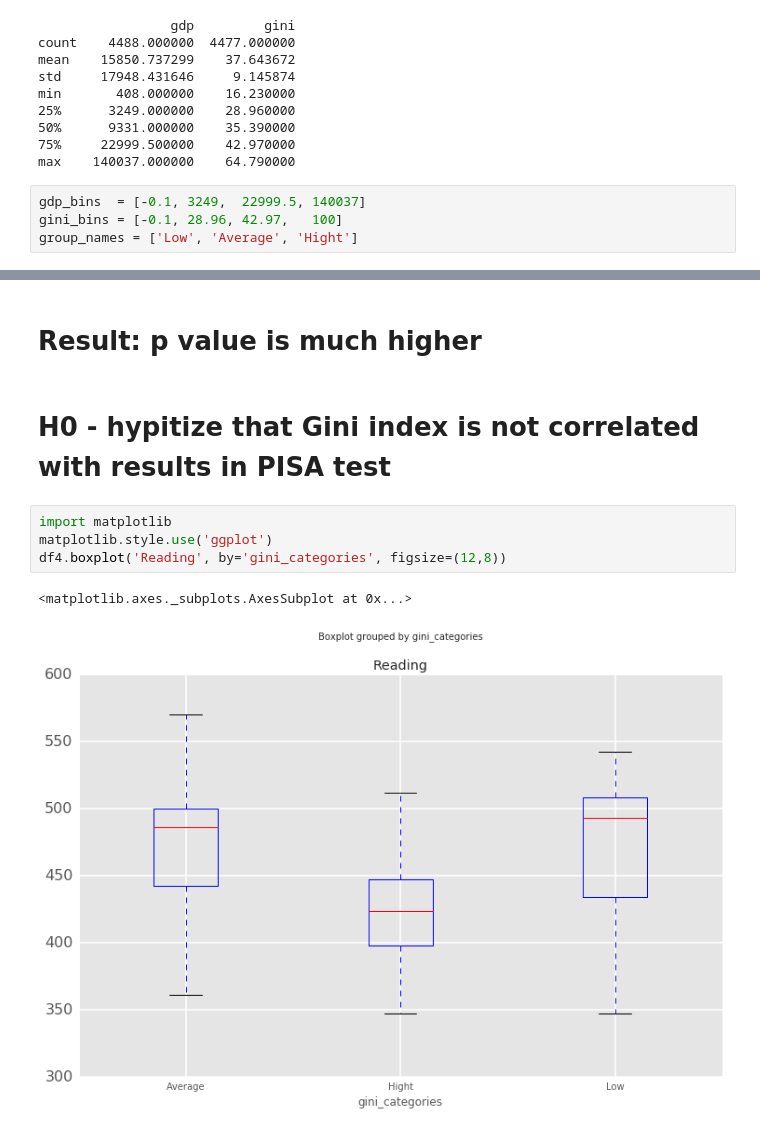
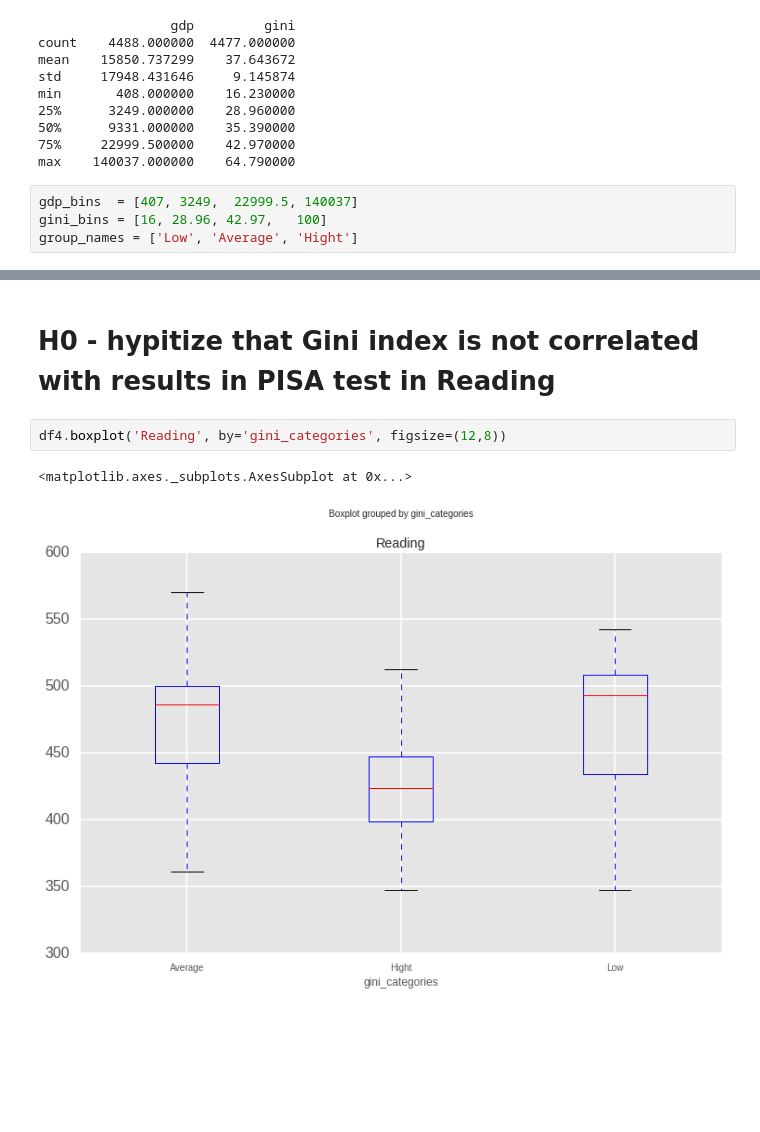
Before and after one commit to friackazoid/GenGini, a Jupyter notebook: ANOVA.ipynb, the cells around one changed output, grey strips where cells are left out. Saved outputs shown, nothing was run; the diff lists cells and outputs as text; blank space fills up the shorter version.

```diff
--- a/ANOVA.ipynb
+++ b/ANOVA.ipynb
@@ -35,8 +35,8 @@ min       408.000000    16.230000
 75%     22999.500000    42.970000
 max    140037.000000    64.790000
 # %%
-gdp_bins  = [-0.1, 3249,  22999.5, 140037]
-gini_bins = [-0.1, 28.96, 42.97,   100]
+gdp_bins  = [407, 3249,  22999.5, 140037]
+gini_bins = [16, 28.96, 42.97,   100]
 group_names = ['Low', 'Average', 'Hight']
 # %%
 gdp_gini_subset['gdp_categories'] = pd.cut(gdp_gini_subset['gdp'], gdp_bins, labels=group_names)
@@ -151,15 +181,10 @@ Residual         536974.754422  193        NaN           NaN
-# %% [markdown]
-
-# Result:   p value is much higher
 # %% [markdown]
-# H0 - hypitize that Gini index is not correlated with results in PISA test
+# H0 - hypitize that Gini index is not correlated with results in PISA test in Reading
 # %%
-import matplotlib
-matplotlib.style.use('ggplot')
 df4.boxplot('Reading', by='gini_categories', figsize=(12,8))
 # %% [output]
 <matplotlib.axes._subplots.AxesSubplot at 0x...>
-[figure, old version]
+[figure, new version]
 # %%
 groups = df4.groupby("gini_categories").groups
 #print groups
```
Also changed, not shown: parts of 17 cells of this notebook.
